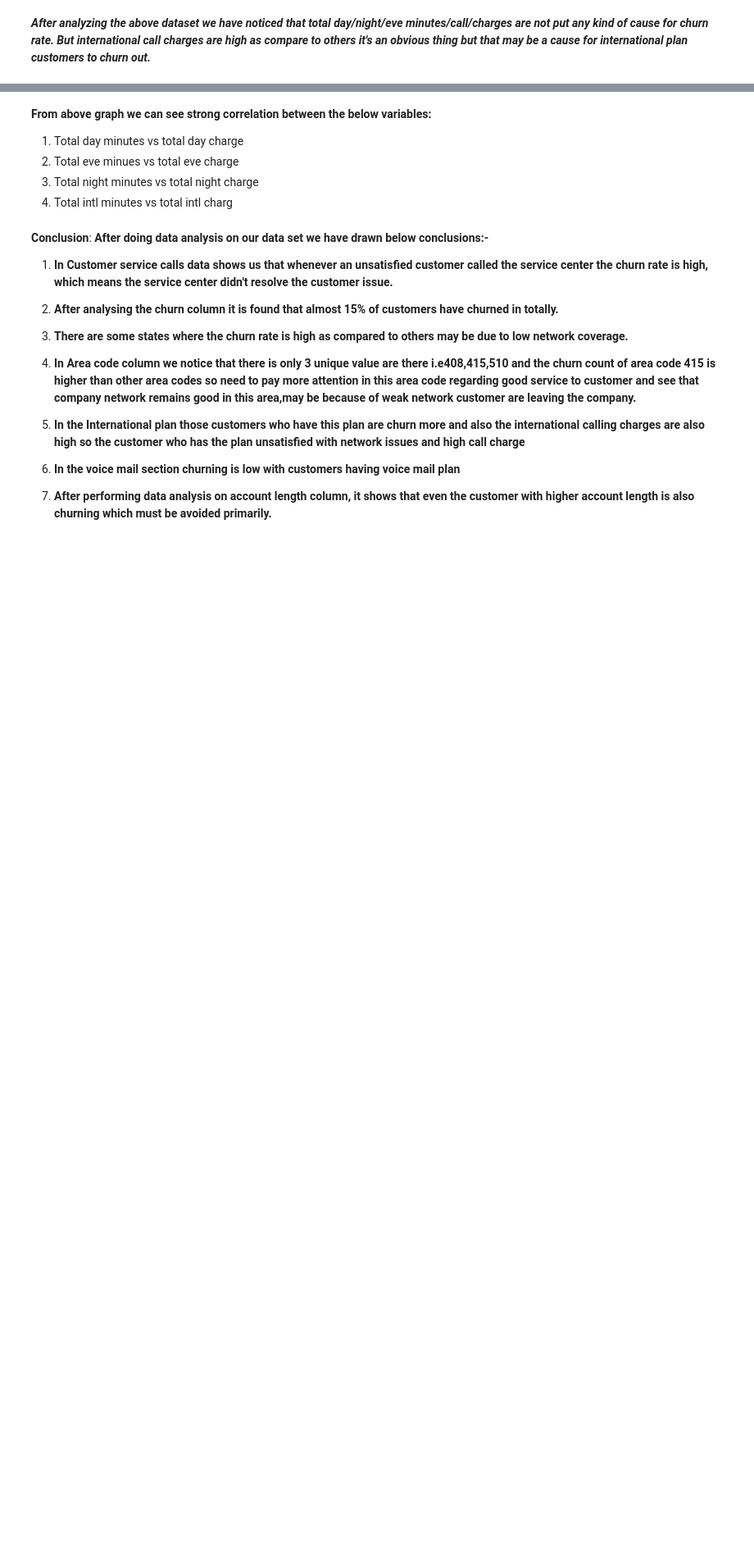
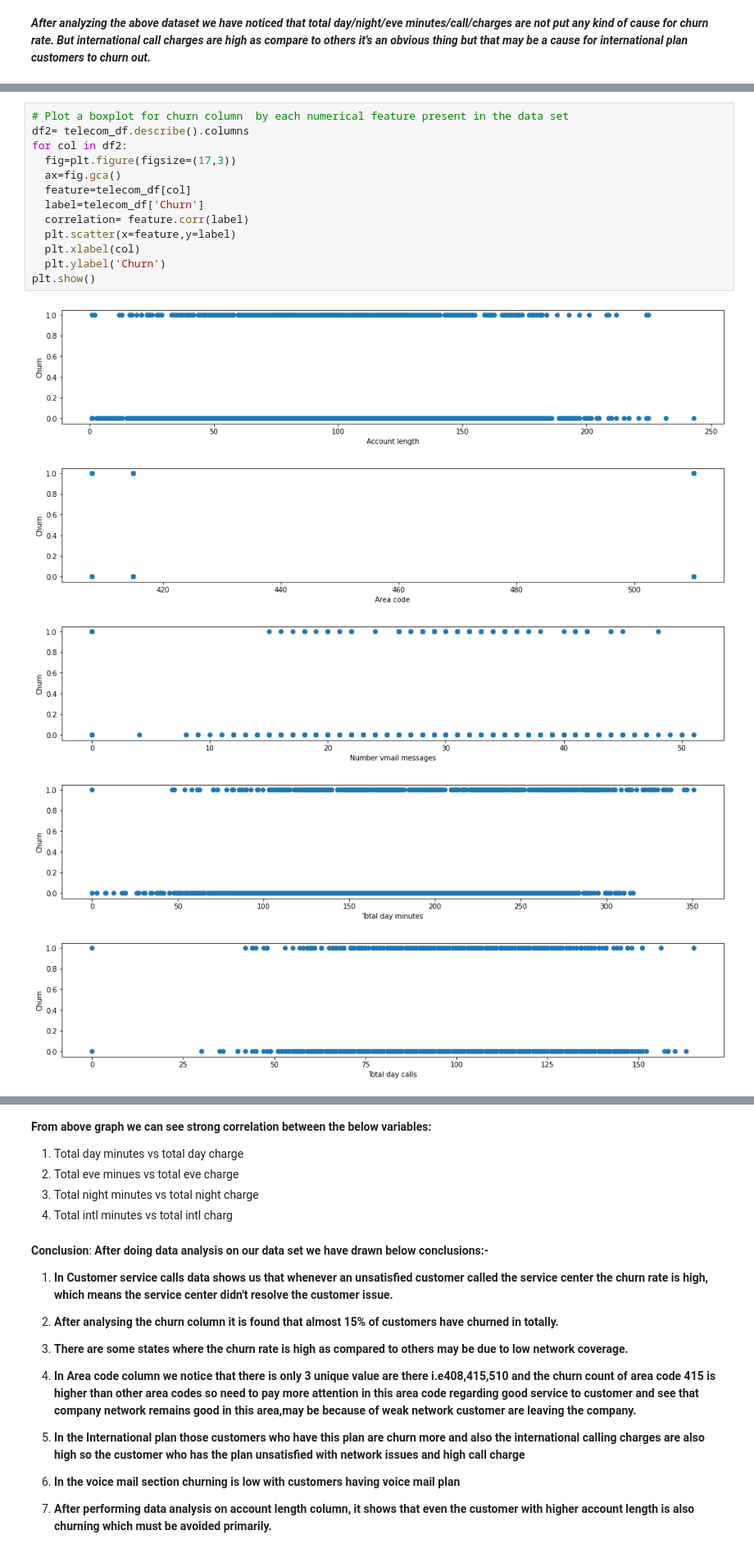
Before and after one commit to Aakash9393/Telecom-Churn-Analysis-, a Jupyter notebook: Telecom_Churn_Analysis_Capstone_Project.ipynb, the cells around one changed output, grey strips where cells are left out. Shown at 82% size. Cells and saved outputs as stored; diff of their text form; blank space fills up the shorter version.

```diff
--- a/Telecom_Churn_Analysis_Capstone_Project.ipynb
+++ b/Telecom_Churn_Analysis_Capstone_Project.ipynb
@@ -422,0 +454,19 @@ visual_2 = call_analysis.plot.bar()
+# %%
+# Plot a boxplot for churn column  by each numerical feature present in the data set
+df2= telecom_df.describe().columns
+for col in df2:
+  fig=plt.figure(figsize=(17,3))
+  ax=fig.gca()
+  feature=telecom_df[col]
+  label=telecom_df['Churn']
+  correlation= feature.corr(label)
+  plt.scatter(x=feature,y=label)
+  plt.xlabel(col)
+  plt.ylabel('Churn')
+plt.show()
+# %% [output]
+[figure, added]
+[figure, added]
+[figure, added]
+[figure, added]
+[figure, added]
```
Also changed, not shown: parts of 8 cells of this notebook.
